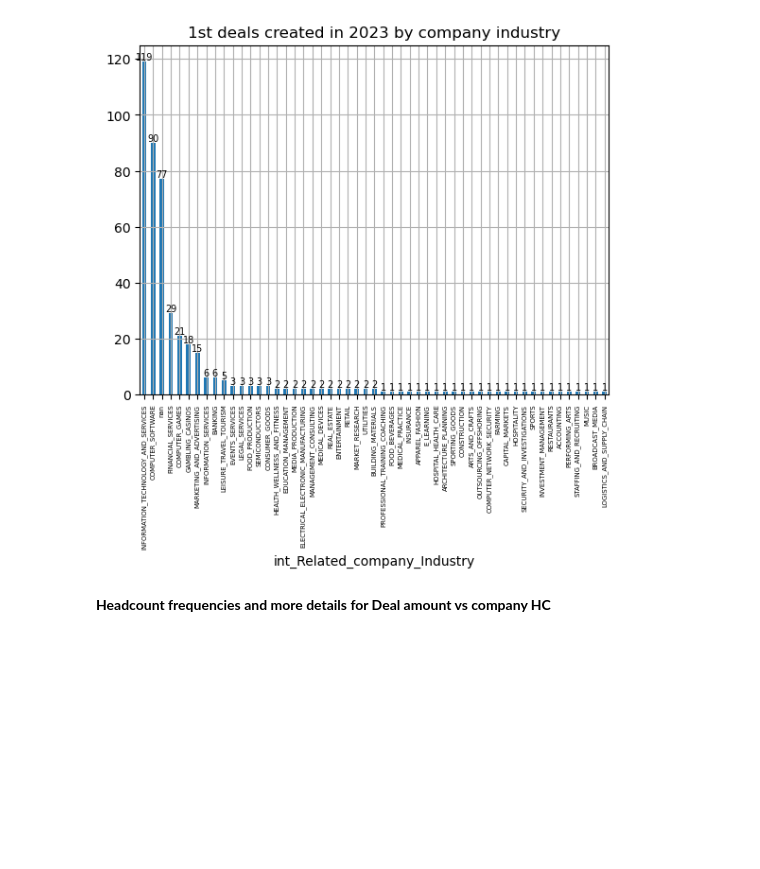
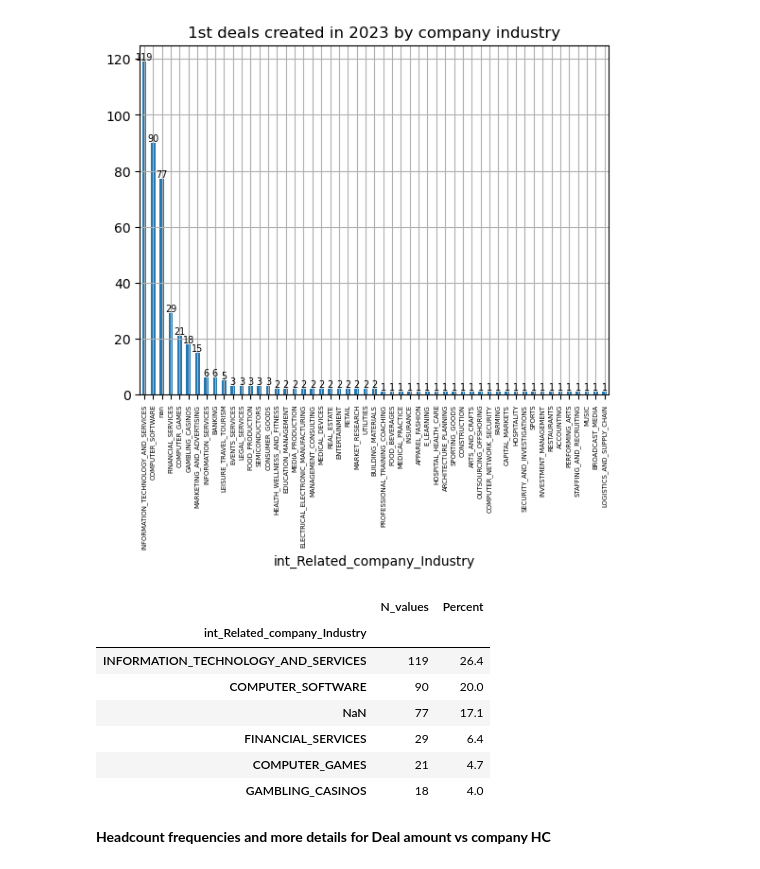
Before and after one commit to outovhush/revops-data-portfolio, a Jupyter notebook: Example notebook_Deal dataset exploration.ipynb, the cells around one changed output. Saved outputs shown, nothing was run; the diff lists cells and outputs as text; code cells hidden in the pictures; blank space fills up the shorter version.

```diff
--- a/Example notebook_Deal dataset exploration.ipynb
+++ b/Example notebook_Deal dataset exploration.ipynb
@@ -17,7 +17,7 @@ import matplotlib.pyplot as plt
 # file2read = '/Users/andrew/Documents/2023 JUPYTER Notebook/swag42 notebooks/\
 # data/hubspot-crm-exports-deals-all-pieplienes-export-v-20240131-(excl 2 Niall prop deals.csv'
 
-file2read = '/Users/andrew/Documents/Revops data portfolio_git/data/2023 raw deal dataset.csv'
+file2read = '/Users/andrew/Documents/Revops data portfolio_git/data/2023 raw deal dataset_1.csv'
 
 df = pd.read_csv(file2read) #, index_col = 'Record ID')
 # %%
@@ -184,6 +165,29 @@ plt.xticks(rotation = 90, fontsize = 5)
 ax.bar_label(ax.containers[0], fontsize = 7);
 # %% [output]
 [figure]
+# %%
+# group the Industry and get value_counts and it's percentage of the whole inc NaN which means industry unknown
+ind_inc_nan = first_deals.groupby(['int_Related_company_Industry'], dropna = False)\
+  .agg(
+        N_values = ('Record_ID', 'count'),
+        Percent = ('Record_ID', lambda x: (100 * x.count() / first_deals.shape[0]).round(1))
+      )\
+                       .sort_values(['N_values'], ascending = False)
+#                       .head(15)
+# %%
+#check the industries that make up close to 80% of the occurrences
+idx = np.argmin( np.abs( 80 - np.cumsum(ind_inc_nan.Percent.to_numpy() )))
+
+ind_inc_nan.head(idx + 1)
+# %% [output]
+|  | N_values | Percent |
+| int_Related_company_Industry |  |  |
+| INFORMATION_TECHNOLOGY_AND_SERVICES | 119 | 26.4 |
+| COMPUTER_SOFTWARE | 90 | 20.0 |
+| NaN | 77 | 17.1 |
+| FINANCIAL_SERVICES | 29 | 6.4 |
+| COMPUTER_GAMES | 21 | 4.7 |
+| GAMBLING_CASINOS | 18 | 4.0 |
 # %% [markdown]
 __Headcount frequencies and more details for Deal amount vs company HC__
 # %%
```
Also changed, not shown: parts of 10 cells of this notebook, 1 other file.
